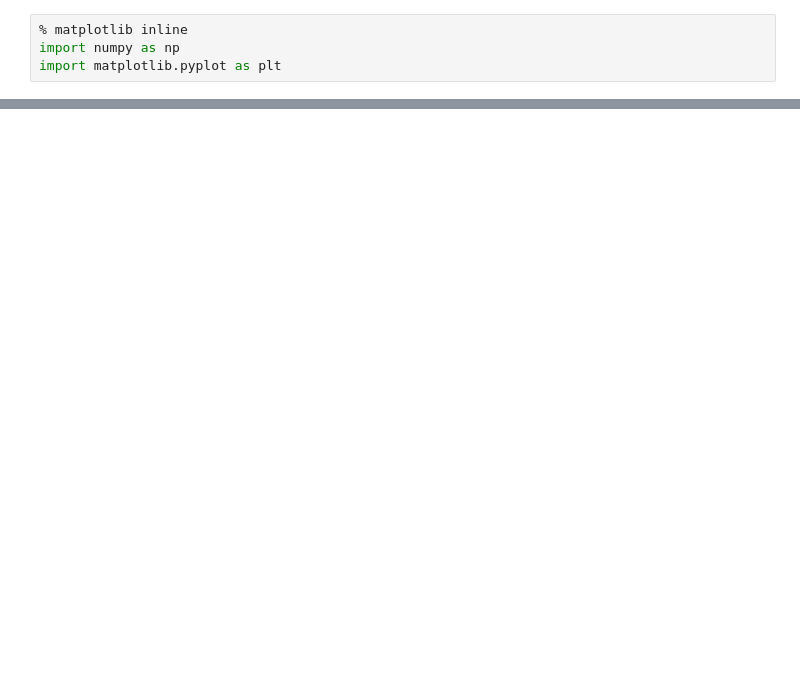
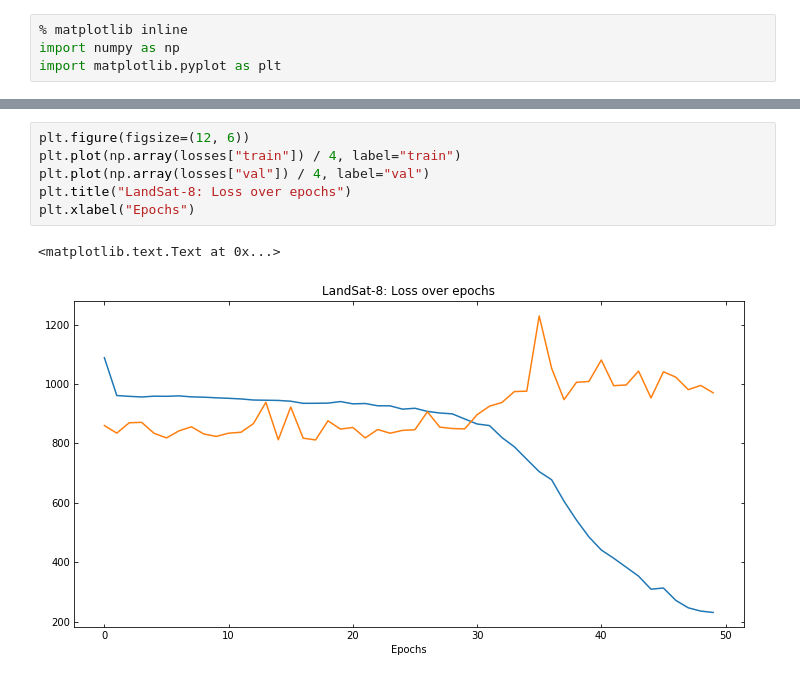
Before and after one commit to chrisyeh96/india-poverty, a Jupyter notebook: ipython_notebooks/plotting.ipynb, the cells around one changed output, grey strips where cells are left out. Cells and saved outputs as stored; diff of their text form; blank space fills up the shorter version.

```diff
--- a/ipython_notebooks/plotting.ipynb
+++ b/ipython_notebooks/plotting.ipynb
@@ -15,0 +35,9 @@ fc_r["val"][-1]
+# %%
+plt.figure(figsize=(12, 6))
+plt.plot(np.array(losses["train"]) / 4, label="train")
+plt.plot(np.array(losses["val"]) / 4, label="val")
+plt.title("LandSat-8: Loss over epochs")
+plt.xlabel("Epochs")
+# %% [output]
+<matplotlib.text.Text at 0x...>
+[figure, added]
```
Also changed, not shown: parts of 22 cells of this notebook.
